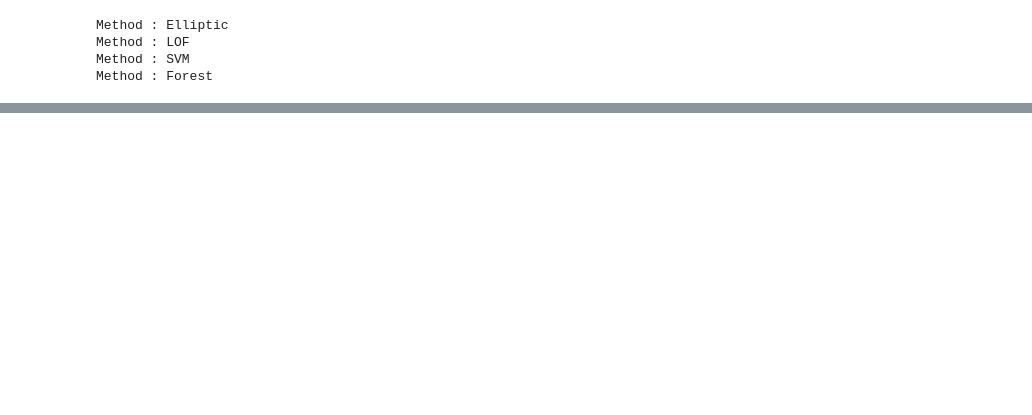
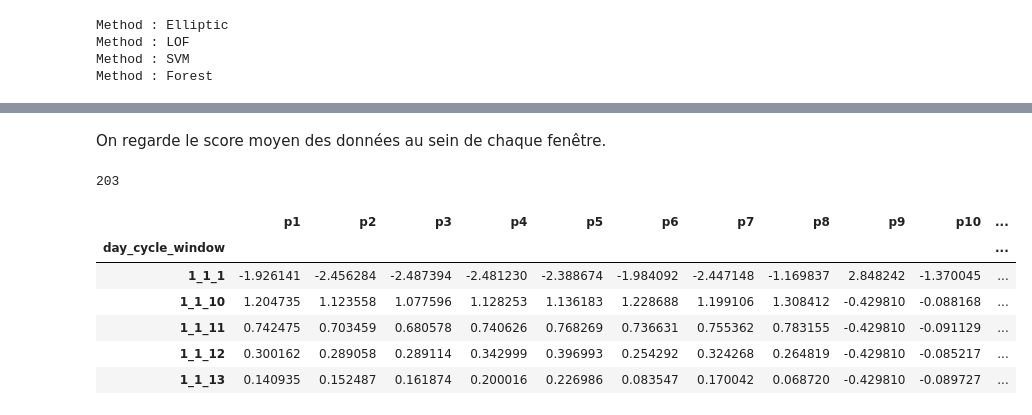
Before and after one commit to cdrutinus/ml-class-anomaly-detection, a Jupyter notebook: BE Plane's Windows.ipynb, the cells around one changed output, grey strips where cells are left out. Cells and saved outputs as stored; diff of their text form; code cells hidden in the pictures; blank space fills up the shorter version.

Commit message:
Fin du travail de toutes les données

```diff
--- a/BE Plane's Windows.ipynb
+++ b/BE Plane's Windows.ipynb
@@ -234,5 +238,5 @@ Method : Forest
 # %%
-def score (predictions, i):
+def score(predictions, i):
     score = 0
     for j in range(len(predictions)):
         if predictions[j][i] == -1:
@@ -243,4 +247,8 @@ data_scores = [score(predictions, i) for i in range(len(predictions[0]))]
 print("Rate of anomalies : {}%".format(round(np.count_nonzero(data_scores)/len(data_scores)*100,2)))
 
 data["Score"] = data_scores
+
+data["Anomaly"] = [data["Score"][i] > 1 for i in range(len(predictions[0]))]
+
+data.head()
 # %% [output]
@@ -254,0 +262,17 @@ windows_scores = [window_score(window_name) for window_name in data['day_cycle_w
+# %% [markdown]
+On regarde le score moyen des données au sein de chaque fenêtre.
+# %%
+df_windows = data.groupby(['day_cycle_window']).mean()
+
+print(len(df_windows[df_windows["Score"] > 1]))
+
+df_windows.head()
+# %% [output]
+203
+|  | p1 | p2 | p3 | p4 | p5 | p6 | p7 | p8 | p9 | p10 | ... |
+| day_cycle_window |  |  |  |  |  |  |  |  |  |  | ... |
+| 1_1_1 | -1.926141 | -2.456284 | -2.487394 | -2.481230 | -2.388674 | -1.984092 | -2.447148 | -1.169837 | 2.848242 | -1.370045 | ... |
+| 1_1_10 | 1.204735 | 1.123558 | 1.077596 | 1.128253 | 1.136183 | 1.228688 | 1.199106 | 1.308412 | -0.429810 | -0.088168 | ... |
+| 1_1_11 | 0.742475 | 0.703459 | 0.680578 | 0.740626 | 0.768269 | 0.736631 | 0.755362 | 0.783155 | -0.429810 | -0.091129 | ... |
+| 1_1_12 | 0.300162 | 0.289058 | 0.289114 | 0.342999 | 0.396993 | 0.254292 | 0.324268 | 0.264819 | -0.429810 | -0.085217 | ... |
+| 1_1_13 | 0.140935 | 0.152487 | 0.161874 | 0.200016 | 0.226986 | 0.083547 | 0.170042 | 0.068720 | -0.429810 | -0.089727 | ... |
```
Also changed, not shown: parts of 13 cells of this notebook.
